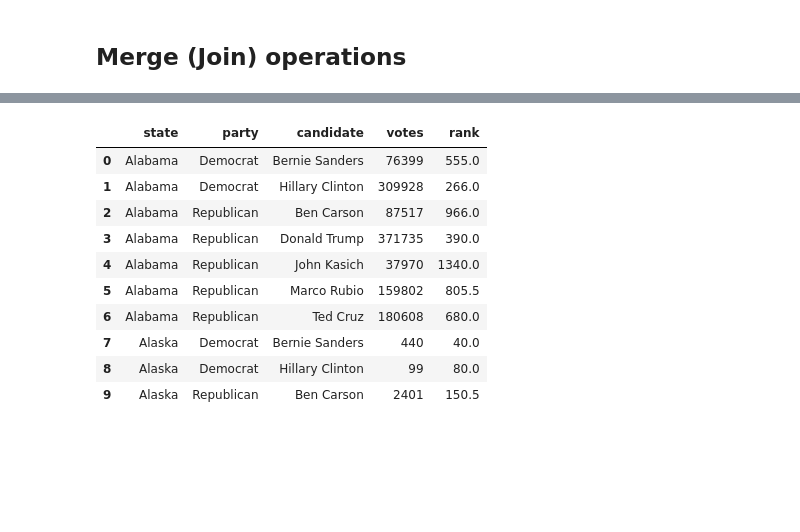
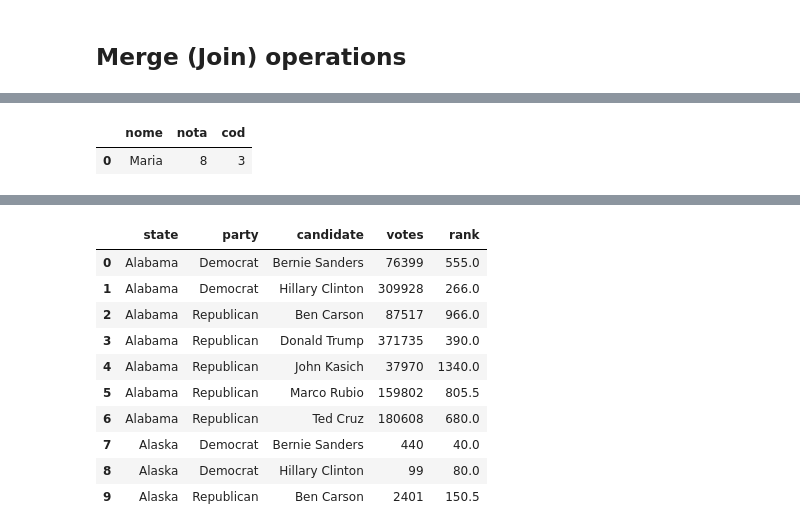
Before and after one commit to mrafaelbatista/study_udemy_machine_learning_and_data_science_with_python, a Jupyter notebook: Subject 02 - Pandas part 2.ipynb, the cells around one changed output, grey strips where cells are left out. Drawn from its saved outputs; the diff is of its cells as text; code cells hidden in the pictures; blank space fills up the shorter version.

```diff
--- a/Subject 02 - Pandas 02.ipynb
+++ b/Subject 02 - Pandas part 2.ipynb
@@ -136,0 +275,10 @@ Name: votes, Length: 290, dtype: int64
+# %%
+# Crianco o merge entre os dois dataframes
+# Este merge funciona como um inner join (pesquisar no SQL)
+alunos_total = pd.merge(alunos1, alunos2, on='nome')
+
+# imprimindo o dataframe
+alunos_total
+# %% [output]
+|  | nome | nota | cod |
+| 0 | Maria | 8 | 3 |
```
Also changed, not shown: parts of 53 cells of this notebook, 18 other files.
